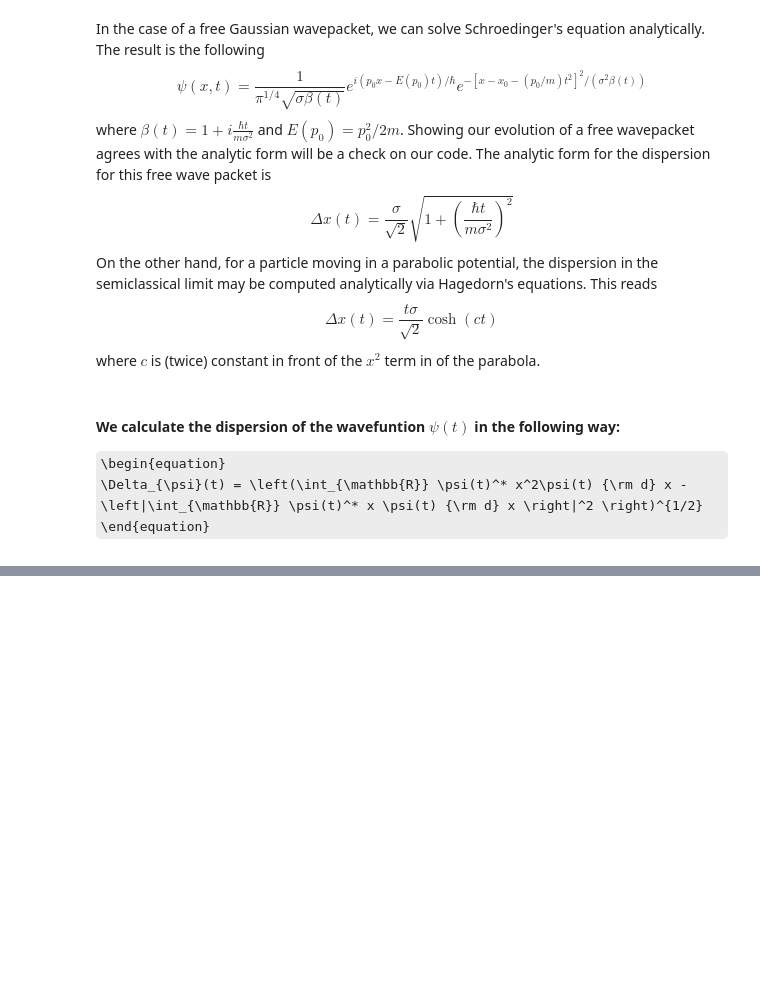
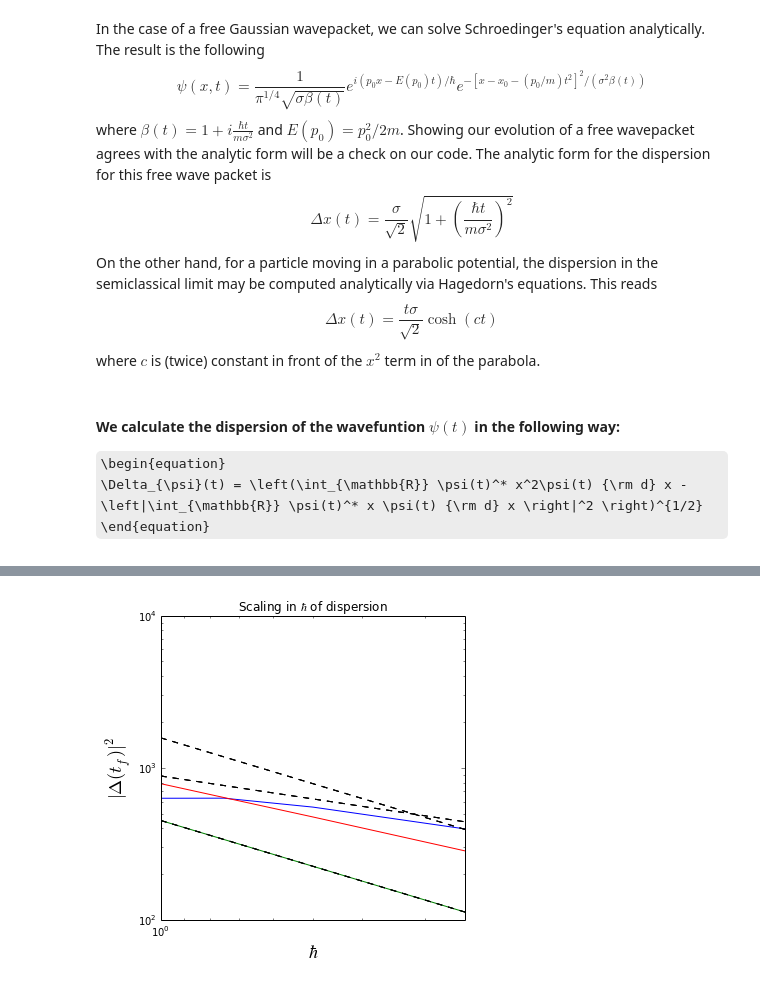
Before and after one commit to khadetushar/pySchrodinger, a Jupyter notebook: 1D Schroedinger Solver.ipynb, the cells around one changed output, grey strips where cells are left out. Saved outputs shown, nothing was run; the diff lists cells and outputs as text; code cells hidden in the pictures; some formulas as TeX source; blank space fills up the shorter version.

```diff
--- a/1D Schroedinger Solver.ipynb
+++ b/1D Schroedinger Solver.ipynb
@@ -410,0 +411,33 @@ dispersionMultipleH()
+# %%
+def dispersionFunctionOfHbar(tf = 30):
+    finaltimedispersion =  [[0 for i in range(len(storedData))] for i in range(3)]
+    hbarUsed = np.array([1, 0.75, 0.5, 0.25])
+    for i in range(len(storedData)):
+        finaltimedispersion[0][i] = (storedData[i][0].dispersion_vs_t[tf])**2
+        finaltimedispersion[1][i] = (storedData[i][1].dispersion_vs_t[tf])**2
+        finaltimedispersion[2][i] = (storedData[i][2].dispersion_vs_t[tf])**2
+    fig = plt.figure(figsize=(12, 12))
+    for j in range(len(finaltimedispersion)):
+        ax = fig.add_subplot(221)
+        ax.plot(hbarUsed,
+                finaltimedispersion[j])
+        ax.plot(hbarUsed,
+                hbarUsed*finaltimedispersion[1][0], '--k')
+        ax.plot(hbarUsed,
+                hbarUsed*finaltimedispersion[2][0]*2, '--k')
+        ax.plot(hbarUsed,
+                hbarUsed**(0.5)*finaltimedispersion[0][0]*1.4, '--k')
+        ax.set_xlim(0, 1)
+        #ax.set_ylim(0, 800)
+        ax.legend(loc = "best")
+        ax.set_xlim(ax.get_xlim()[::-1])
+        ax.set_xscale('log')
+        ax.set_xlabel('$\\hbar$', fontsize = 18)
+        ax.set_ylabel('$|\\Delta(t_f)|^2$', fontsize = 18)
+        ax.set_yscale('log')
+        ax.set_title("Scaling in $\\hbar$ of dispersion")
+        #plt.gcf().savefig('dispersionStudy{0}.pdf'.format(j), format = 'pdf')
+    return None
+dispersionFunctionOfHbar(tf = 30)
+# %% [output]
+[figure, added]
```
Also changed, not shown: parts of 9 cells of this notebook.
